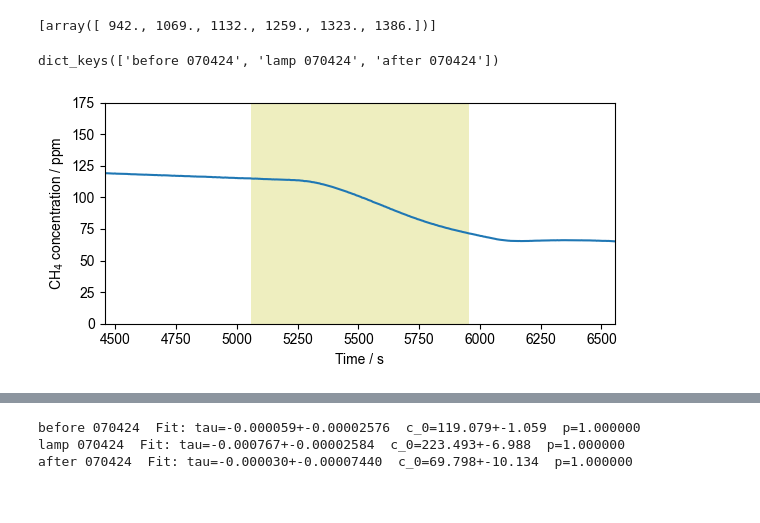
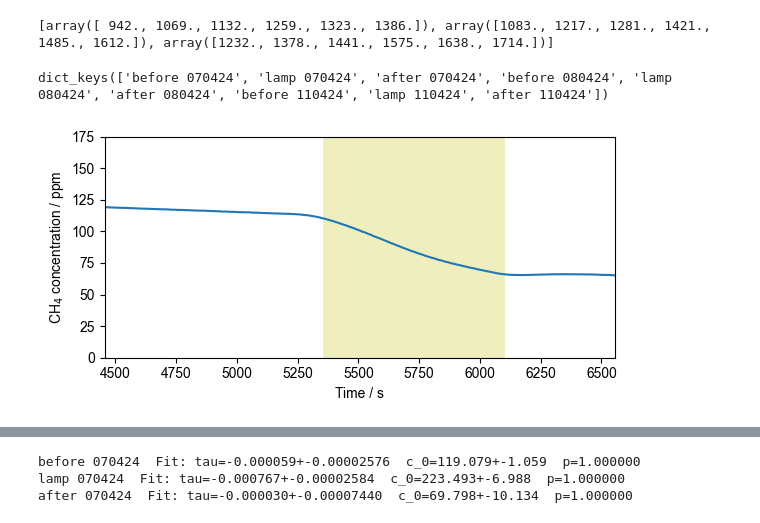
Before and after one commit to Normann25/Manganese-chlorides, a Jupyter notebook: ISAMO/experiments.ipynb, the cells around one changed output, grey strips where cells are left out. Drawn from its saved outputs; the diff is of its cells as text; code cells hidden in the pictures.

```diff
--- a/ISAMO/experiments.ipynb
+++ b/ISAMO/experiments.ipynb
@@ -13,8 +15,8 @@ from Functions import *
 from ExternalFunctions import Chi2Regression, BinnedLH, UnbinnedLH, nice_string_output, add_text_to_ax
 # %%
 path = '../../../KU/Bachelor+Research/Data/Piccaro/'
-dates = ['07042024']
+dates = ['07042024', '08042024', '11042024']
 
 data = read_data_picarro(path, dates)
-display(data)
+display(data['11042024'])
 # %% [output]
@@ -43,26 +36,28 @@ See the caveats in the documentation: https://pandas.pydata.org/pandas-docs/stab
 # %%
-time_stamps = np.array([['17:36:31', '17:46:32', '17:51:31', '18:01:31', '18:06:34', '18:11:32']], dtype = object)
-exp_keys = np.array([['before 070424', 'lamp 070424', 'after 070424']], dtype = object)
+time_stamps = np.array([['17:36:31', '17:46:32', '17:51:31', '18:01:31', '18:06:34', '18:11:32'],
+                        ['14:00:01', '14:10:31', '14:15:33', '14:26:31', '14:31:33', '14:41:31'],
+                        ['12:30:03', '12:41:33', '12:46:30', '12:57:04', '13:02:01', '13:08:00']], dtype = object)
+
+exp_keys = np.array([['before 070424', 'lamp 070424', 'after 070424'],
+                     ['before 080424', 'lamp 080424', 'after 080424'],
+                     ['before 110424', 'lamp 110424', 'after 110424']], dtype = object)
 
 exp_treat = get_treatment_dict(data, time_stamps, exp_keys)
 display(exp_treat.keys())
 # %% [output]
-[array([ 942., 1069., 1132., 1259., 1323., 1386.])]
+[array([ 942., 1069., 1132., 1259., 1323., 1386.]), array([1083., 1217., 1281., 1421., 1485., 1612.]), array([1232., 1378., 1441., 1575., 1638., 1714.])]
-dict_keys(['before 070424', 'lamp 070424', 'after 070424'])
+dict_keys(['before 070424', 'lamp 070424', 'after 070424', 'before 080424', 'lamp 080424', 'after 080424', 'before 110424', 'lamp 110424', 'after 110424'])
 # %%
 fig, ax = plt.subplots(figsize = (6, 3))
 
 ax.plot(data['07042024']['Seconds'], data['07042024']['HR_12CH4'])
-ax.axvspan(data['07042024']['Seconds'][1069], data['07042024']['Seconds'][1259], color='y', alpha=0.25, lw=0)
+ax.axvspan(data['07042024']['Seconds'][1132], data['07042024']['Seconds'][1290], color='y', alpha=0.25, lw=0)
 
 ax.set(xlim = (data['07042024']['Seconds'][942], data['07042024']['Seconds'][1386]), ylim = (0, 175),
        xlabel = 'Time / s', ylabel = 'CH$_{4}$ concentration / ppm')
 
-# formatter = FuncFormatter(lambda s, x: time.strftime('%H:%M', time.gmtime(s)))
-# ax.xaxis.set_major_formatter(formatter)
-
 fig.tight_layout()
-fig.savefig('Full_exp.jpg', dpi = 600)
+fig.savefig('Full_exp_FeCl3.jpg', dpi = 600)
 plt.show()
 # %% [output]
-[figure, old version]
+[figure, new version]
```
Also changed, not shown: parts of 3 cells of this notebook, 3 other files.
